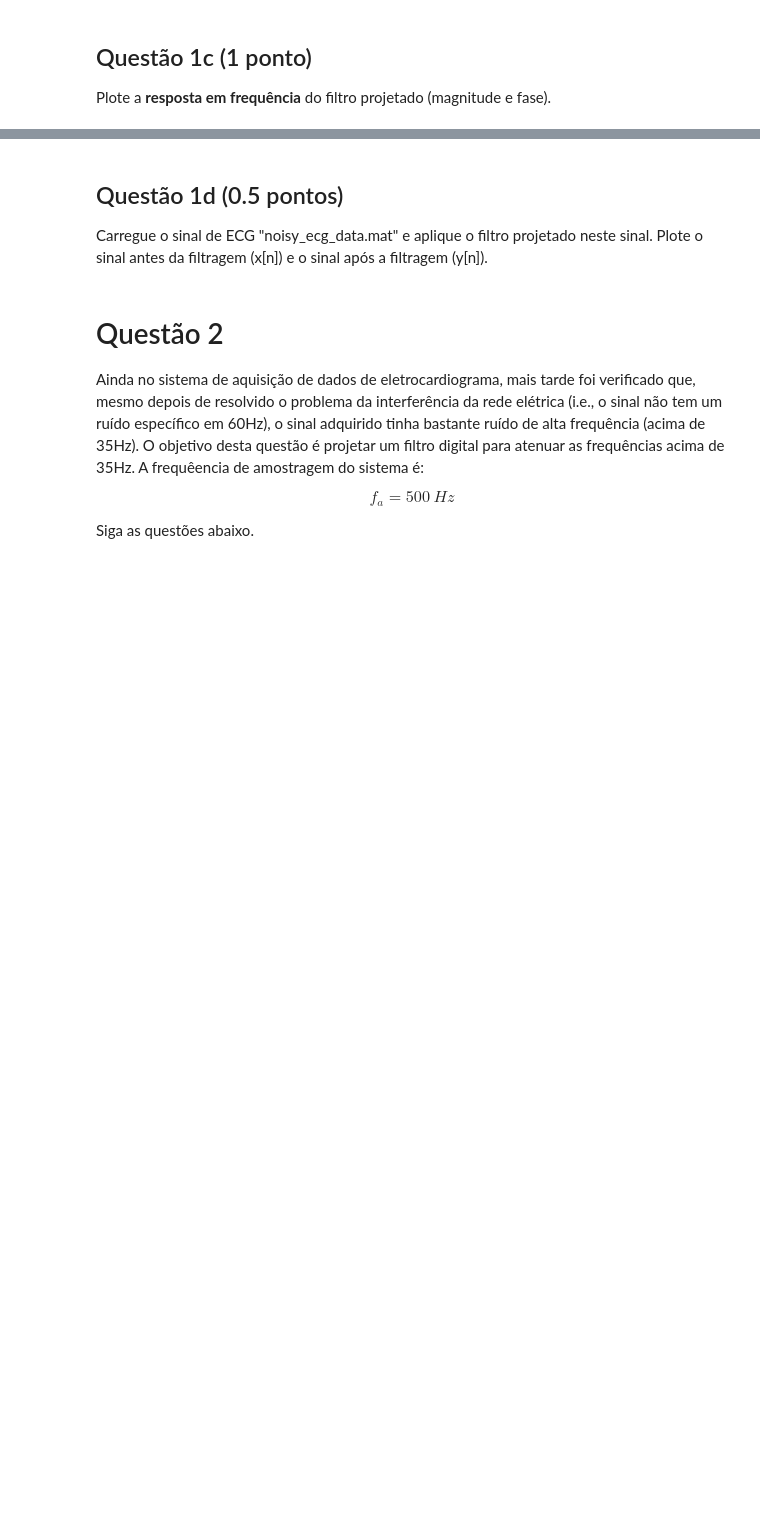
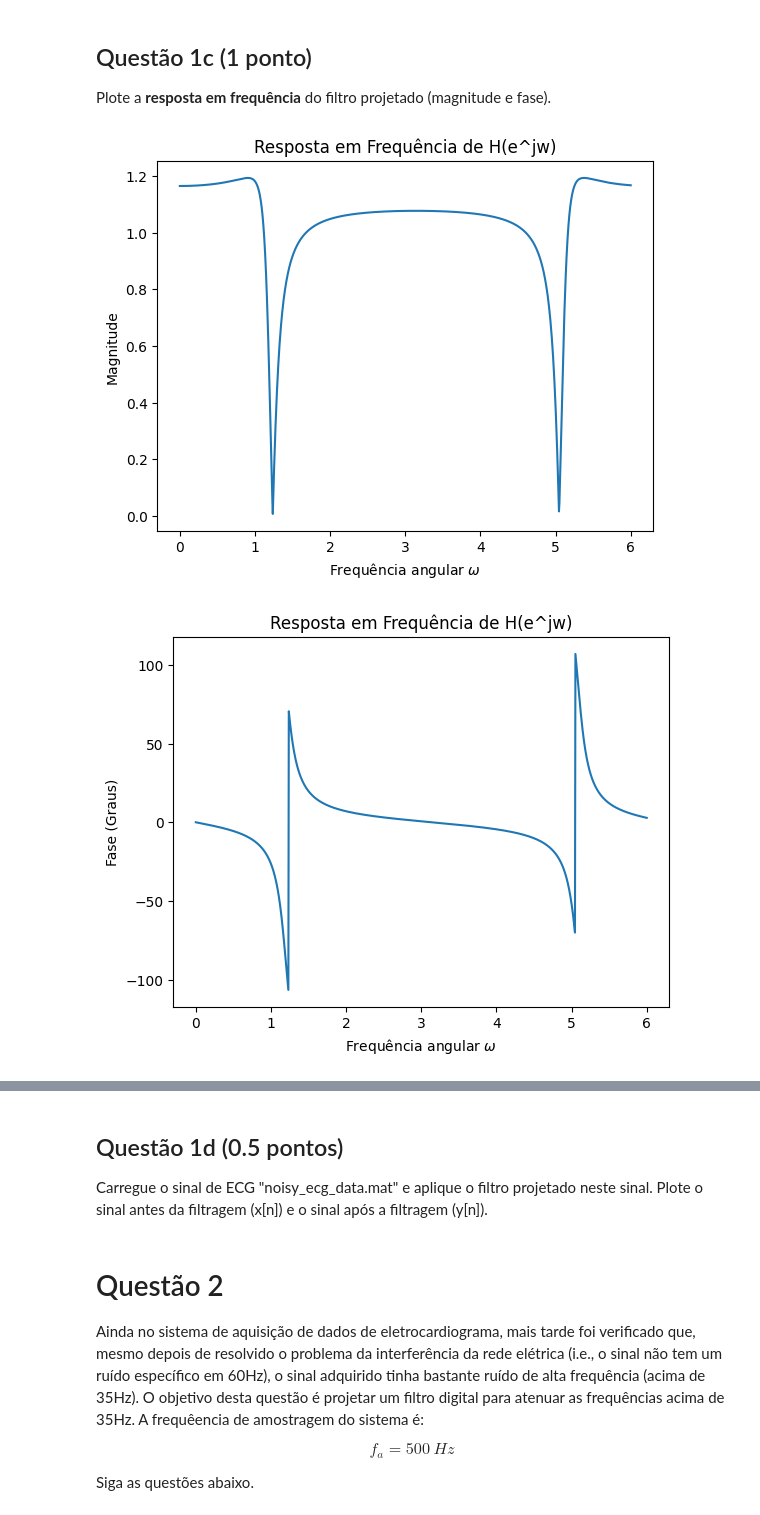
Before and after one commit to akaTsunemori/signal-processing-studies, a Jupyter notebook: projeto-2/projeto2.ipynb, the cells around one changed output, grey strips where cells are left out. Saved outputs shown, nothing was run; the diff lists cells and outputs as text; code cells hidden in the pictures; blank space fills up the shorter version.

```diff
--- a/projeto-2/projeto2.ipynb
+++ b/projeto-2/projeto2.ipynb
@@ -47,0 +58,37 @@ Plote a **resposta em frequência** do filtro projetado (magnitude e fase).
+# %%
+w = np.linspace(0, 6, 1000)
+w_ax = np.exp(1j * w)
+
+H = (w_ax * w_ax - np.cos(0.24*np.pi) * w_ax * 0.9 + 1) / (w_ax * w_ax - np.cos(0.24*np.pi) * w_ax * 0.9 + 0.9**2)
+H_abs = abs(H)
+H_phase_deg = np.angle(H, deg=True)
+
+plt.plot(w, H_abs)
+plt.title('Resposta em Frequência de H(e^jw)')
+plt.xlabel('Frequência angular $\omega$')
+plt.ylabel('Magnitude')
+plt.show()
+
+plt.plot(w, H_phase_deg)
+plt.title('Resposta em Frequência de H(e^jw)')
+plt.xlabel('Frequência angular $\omega$')
+plt.ylabel('Fase (Graus)')
+plt.show()
+
+H_mag_db = 10 * np.log10(abs(H))
+H_phase = np.angle(H)
+
+plt.plot(w, H_mag_db)
+plt.title('Resposta em Frequência de H(e^jw)')
+plt.xlabel('Frequência angular $\omega$')
+plt.ylabel('Magnitude (dB)')
+plt.show()
+
+plt.plot(w, H_phase)
+plt.title('Resposta em Frequência de H(e^jw)')
+plt.xlabel('Frequência angular $\omega$')
+plt.ylabel('Fase (Radianos)')
+plt.show()
+# %% [output]
+[figure, added]
+[figure, added]
```
Also changed, not shown: parts of 4 cells of this notebook, 1 other file.
